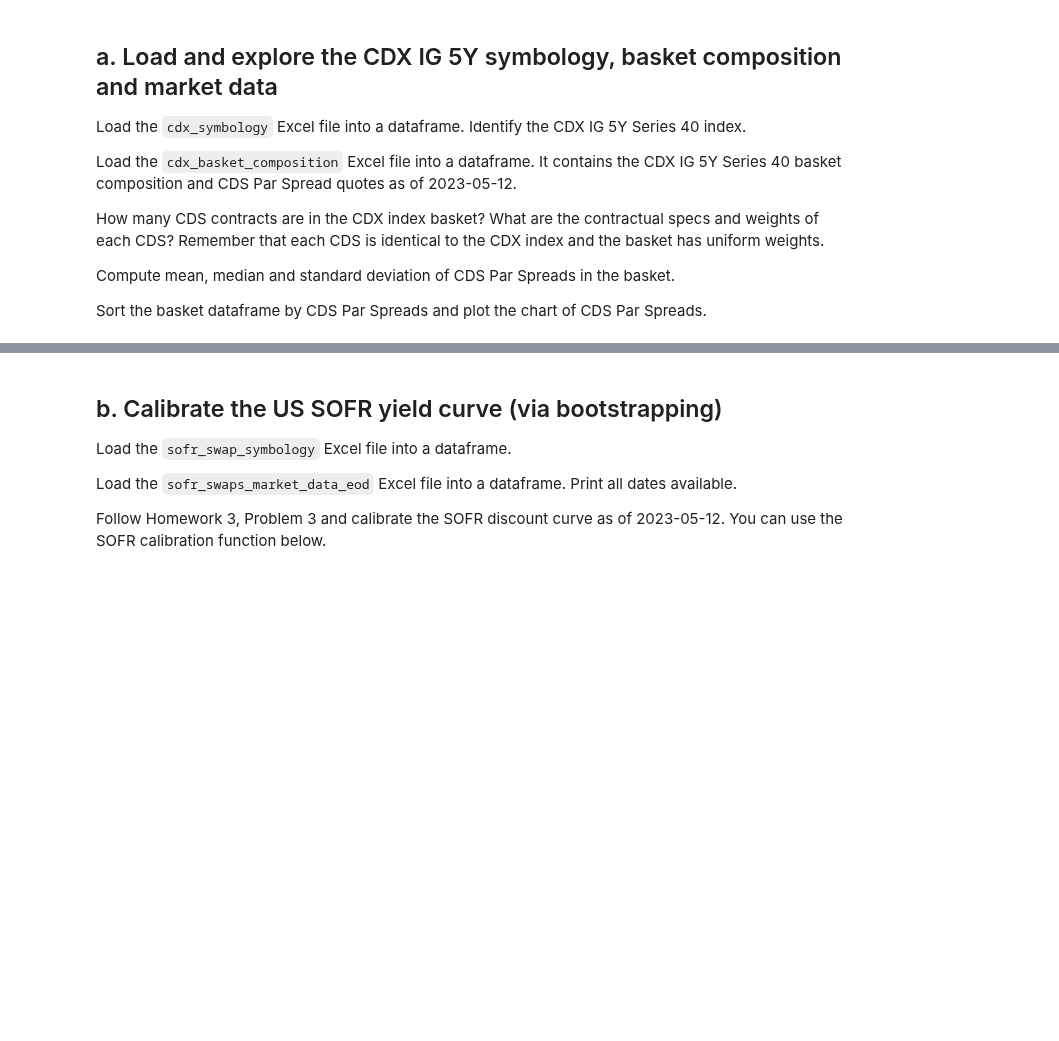
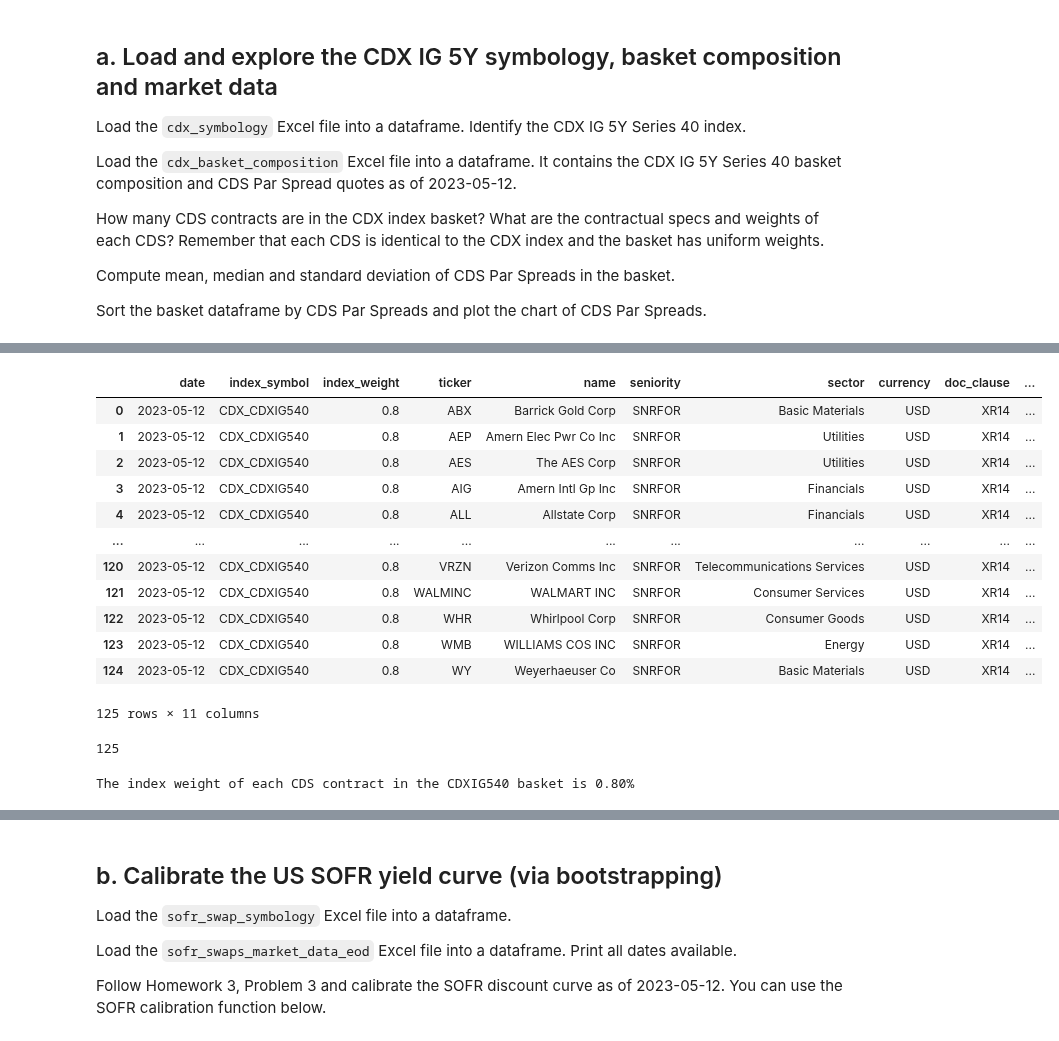
Before and after one commit to alanwake47/FINM-35700-Credit-Markets, a Jupyter notebook: week5/hw5/Homework 5.ipynb, the cells around one changed output, grey strips where cells are left out. Drawn from its saved outputs; the diff is of its cells as text; code cells hidden in the pictures; blank space fills up the shorter version.

```diff
--- a/week5/hw5/Homework 5.ipynb
+++ b/week5/hw5/Homework 5.ipynb
@@ -156,0 +345,26 @@ Sort the basket dataframe by CDS Par Spreads and plot the chart of CDS Par Sprea
+# %%
+cdx_basket = pd.read_excel(os.path.join(mydir,'data', 'cdx_ig_40_5y_basket_composition.xlsx'))
+cdx_basket
+# %% [output]
+|  | date | index_symbol | index_weight | ticker | name | seniority | sector | currency | doc_clause | ... |
+| 0 | 2023-05-12 | CDX_CDXIG540 | 0.8 | ABX | Barrick Gold Corp | SNRFOR | Basic Materials | USD | XR14 | ... |
+| 1 | 2023-05-12 | CDX_CDXIG540 | 0.8 | AEP | Amern Elec Pwr Co Inc | SNRFOR | Utilities | USD | XR14 | ... |
+| 2 | 2023-05-12 | CDX_CDXIG540 | 0.8 | AES | The AES Corp | SNRFOR | Utilities | USD | XR14 | ... |
+| 3 | 2023-05-12 | CDX_CDXIG540 | 0.8 | AIG | Amern Intl Gp Inc | SNRFOR | Financials | USD | XR14 | ... |
+| 4 | 2023-05-12 | CDX_CDXIG540 | 0.8 | ALL | Allstate Corp | SNRFOR | Financials | USD | XR14 | ... |
+| ... | ... | ... | ... | ... | ... | ... | ... | ... | ... | ... |
+| 120 | 2023-05-12 | CDX_CDXIG540 | 0.8 | VRZN | Verizon Comms Inc | SNRFOR | Telecommunications Services | USD | XR14 | ... |
+| 121 | 2023-05-12 | CDX_CDXIG540 | 0.8 | WALMINC | WALMART INC | SNRFOR | Consumer Services | USD | XR14 | ... |
+| 122 | 2023-05-12 | CDX_CDXIG540 | 0.8 | WHR | Whirlpool Corp | SNRFOR | Consumer Goods | USD | XR14 | ... |
+| 123 | 2023-05-12 | CDX_CDXIG540 | 0.8 | WMB | WILLIAMS COS INC | SNRFOR | Energy | USD | XR14 | ... |
+| 124 | 2023-05-12 | CDX_CDXIG540 | 0.8 | WY | Weyerhaeuser Co | SNRFOR | Basic Materials | USD | XR14 | ... |
+125 rows × 11 columns
+# %%
+#How many CDS Contracts are in the CDXIG540 basket?
+cdx_basket.shape[0]
+# %% [output]
+125
+# %%
+print(f'The index weight of each CDS contract in the CDXIG540 basket is {1/cdx_basket.shape[0]:.2%}')
+# %% [output]
+The index weight of each CDS contract in the CDXIG540 basket is 0.80%
```
Also changed, not shown: parts of 29 cells of this notebook, 3 other files.
